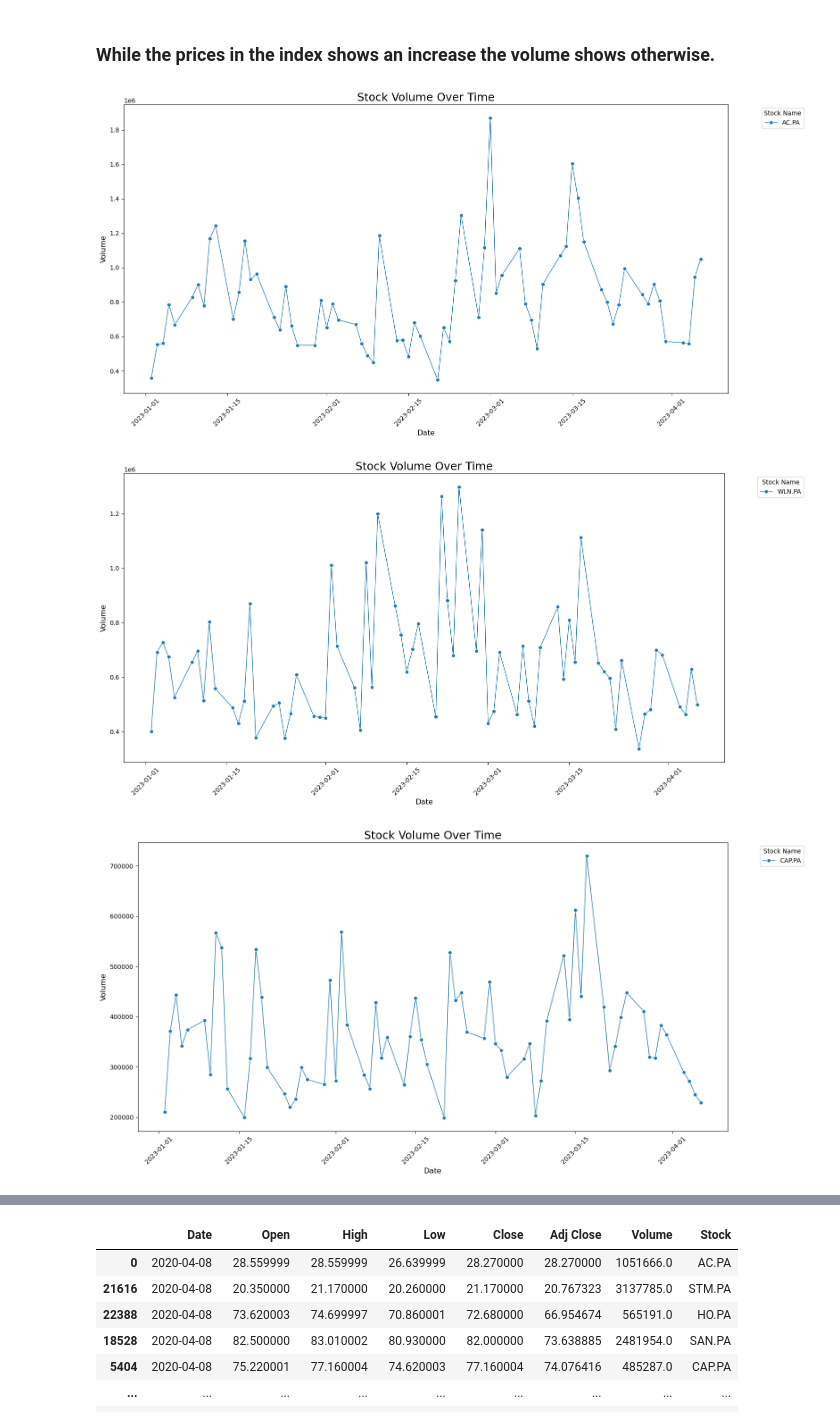
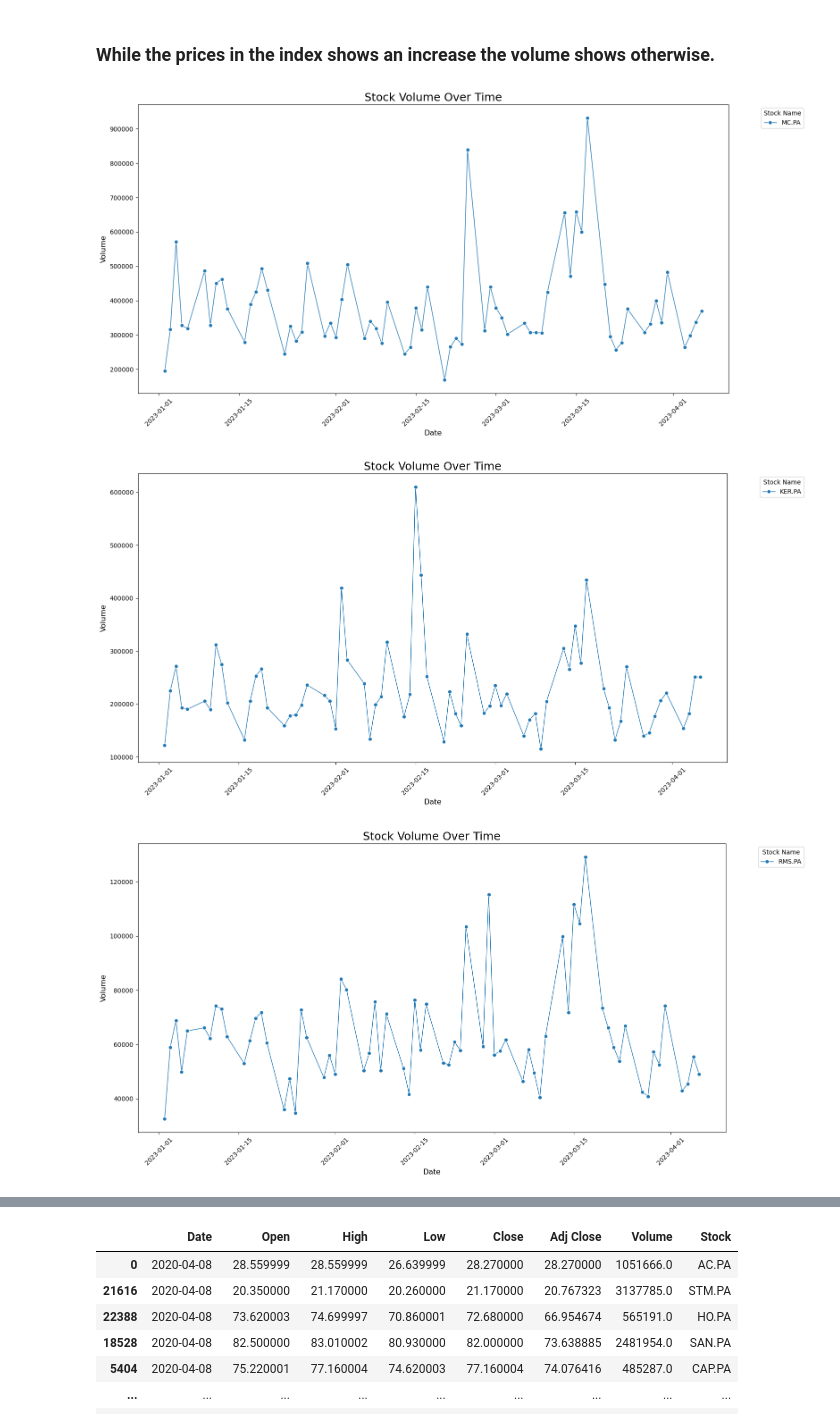
Before and after one commit to devavarez/MIS-Stock-Prediction, a Jupyter notebook: Prediksi Saham,.ipynb, the cells around one changed output, grey strips where cells are left out. Drawn from its saved outputs; the diff is of its cells as text; code cells hidden in the pictures.

```diff
--- a/Prediksi Saham,.ipynb
+++ b/Prediksi Saham,.ipynb
@@ -309,7 +309,7 @@ plt.show()
 # %% [markdown]
 ### While the prices in the index shows an increase the volume shows otherwise.
 # %%
-selected_stocks_3 = ['AC.PA']
+selected_stocks_3 = ['MC.PA']
 
 # Filter DataFrame to only those 3
 EDA_filtered_3 = EDA[(EDA['Stock'].isin(selected_stocks_3)) & (EDA['Date'].dt.year == 2023)]
@@ -328,30 +328,30 @@ plt.legend(title="Stock Name", bbox_to_anchor=(1.05, 1), loc='upper left')
 plt.tight_layout()
 plt.show()
 # %% [output]
-[figure, old version]
+[figure, new version]
 # %%
-selected_stocks_3 = ['WLN.PA']
+selected_stocks_3 = ['KER.PA']
 
 # Filter DataFrame to only those 3
 EDA_filtered_3 = EDA[(EDA['Stock'].isin(selected_stocks_3)) & (EDA['Date'].dt.year == 2023)]
 
 plt.figure(figsize=(16, 8))  # Bigger figure for many stocks
 sns.lineplot(data=EDA_filtered_3, x='Date', y='Volume', hue='Stock', marker='o', linewidth=1)
 
 plt.title("Stock Volume Over Time", fontsize=18)
 plt.xlabel("Date", fontsize=12)
 plt.ylabel("Volume", fontsize=12)
 plt.xticks(rotation=45)
 
 
 plt.legend(title="Stock Name", bbox_to_anchor=(1.05, 1), loc='upper left')
 
 plt.tight_layout()
 plt.show()
 # %% [output]
-[figure, old version]
+[figure, new version]
 # %%
-selected_stocks_3 = ['CAP.PA']
+selected_stocks_3 = ['RMS.PA']
 
 # Filter DataFrame to only those 3
 EDA_filtered_3 = EDA[(EDA['Stock'].isin(selected_stocks_3)) & (EDA['Date'].dt.year == 2023)]
@@ -370,5 +370,5 @@ plt.legend(title="Stock Name", bbox_to_anchor=(1.05, 1), loc='upper left')
 plt.tight_layout()
 plt.show()
 # %% [output]
-[figure, old version]
+[figure, new version]
 # %% [markdown]
```
Also changed, not shown: parts of 10 cells of this notebook.
